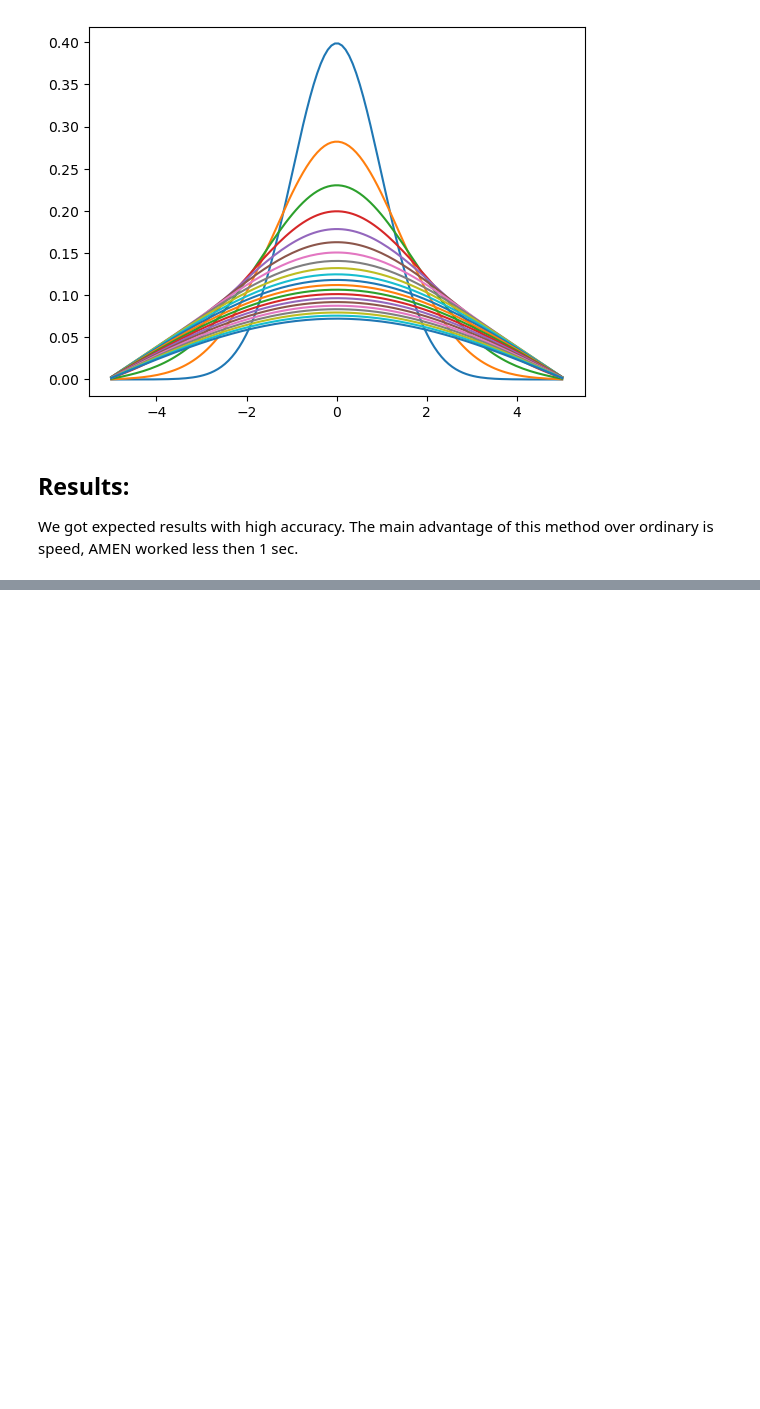
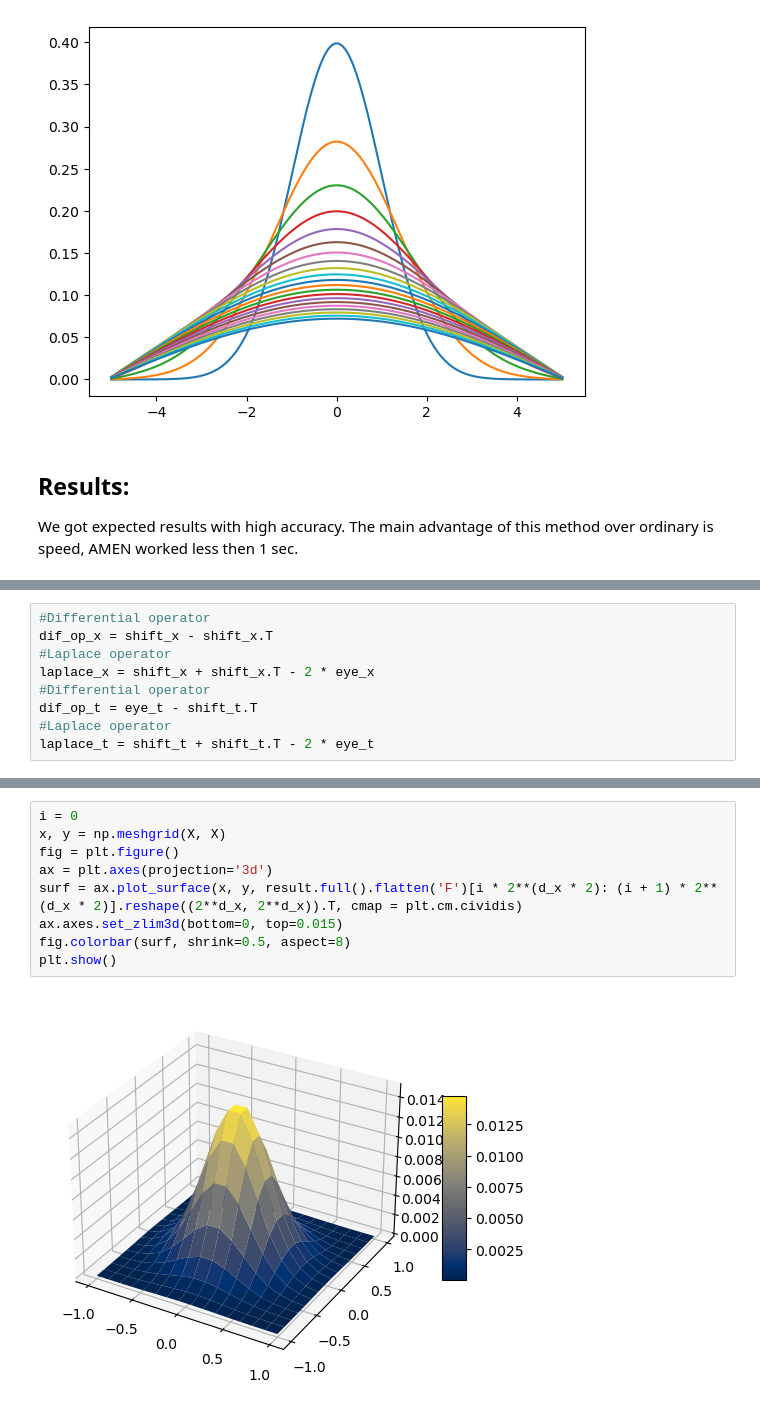
Before and after one commit to Phoen1xBird/Tensor-Nets, a Jupyter notebook: diffusion_1.ipynb, the cells around one changed output, grey strips where cells are left out. Cells and saved outputs as stored; diff of their text form; blank space fills up the shorter version.

```diff
--- a/diffusion_1.ipynb
+++ b/diffusion_1.ipynb
@@ -171,0 +199,9 @@ We got expected results with high accuracy. The main advantage of this method ov
+# %%
+#Differential operator
+dif_op_x = shift_x - shift_x.T
+#Laplace operator
+laplace_x = shift_x + shift_x.T - 2 * eye_x
+#Differential operator
+dif_op_t = eye_t - shift_t.T
+#Laplace operator
+laplace_t = shift_t + shift_t.T - 2 * eye_t
@@ -171,0 +241,11 @@ We got expected results with high accuracy. The main advantage of this method ov
+# %%
+i = 0
+x, y = np.meshgrid(X, X)
+fig = plt.figure()
+ax = plt.axes(projection='3d')
+surf = ax.plot_surface(x, y, result.full().flatten('F')[i * 2**(d_x * 2): (i + 1) * 2**(d_x * 2)].reshape((2**d_x, 2**d_x)).T, cmap = plt.cm.cividis)
+ax.axes.set_zlim3d(bottom=0, top=0.015)
+fig.colorbar(surf, shrink=0.5, aspect=8)
+plt.show()
+# %% [output]
+[figure, added]
```
Also changed, not shown: parts of 16 cells of this notebook.
